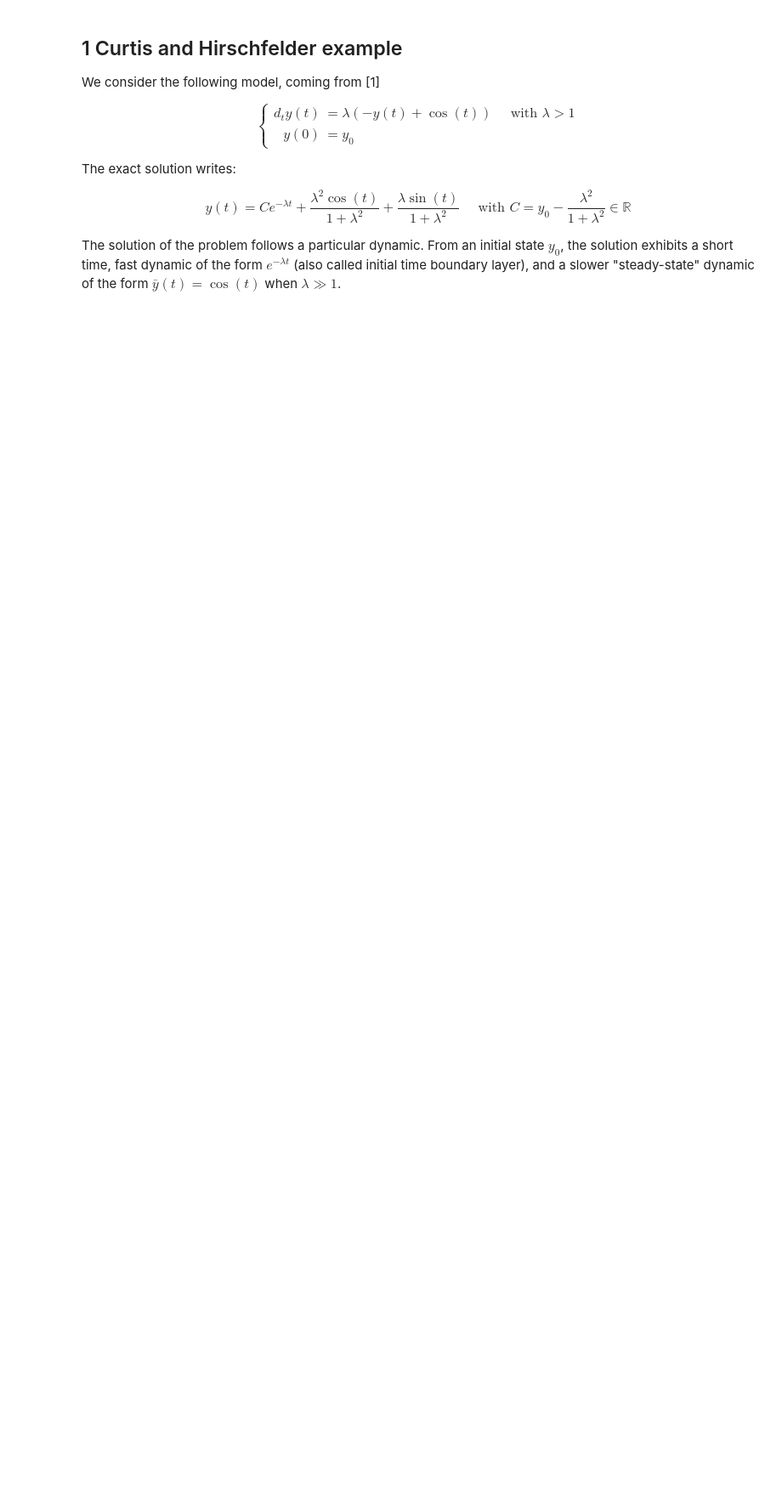
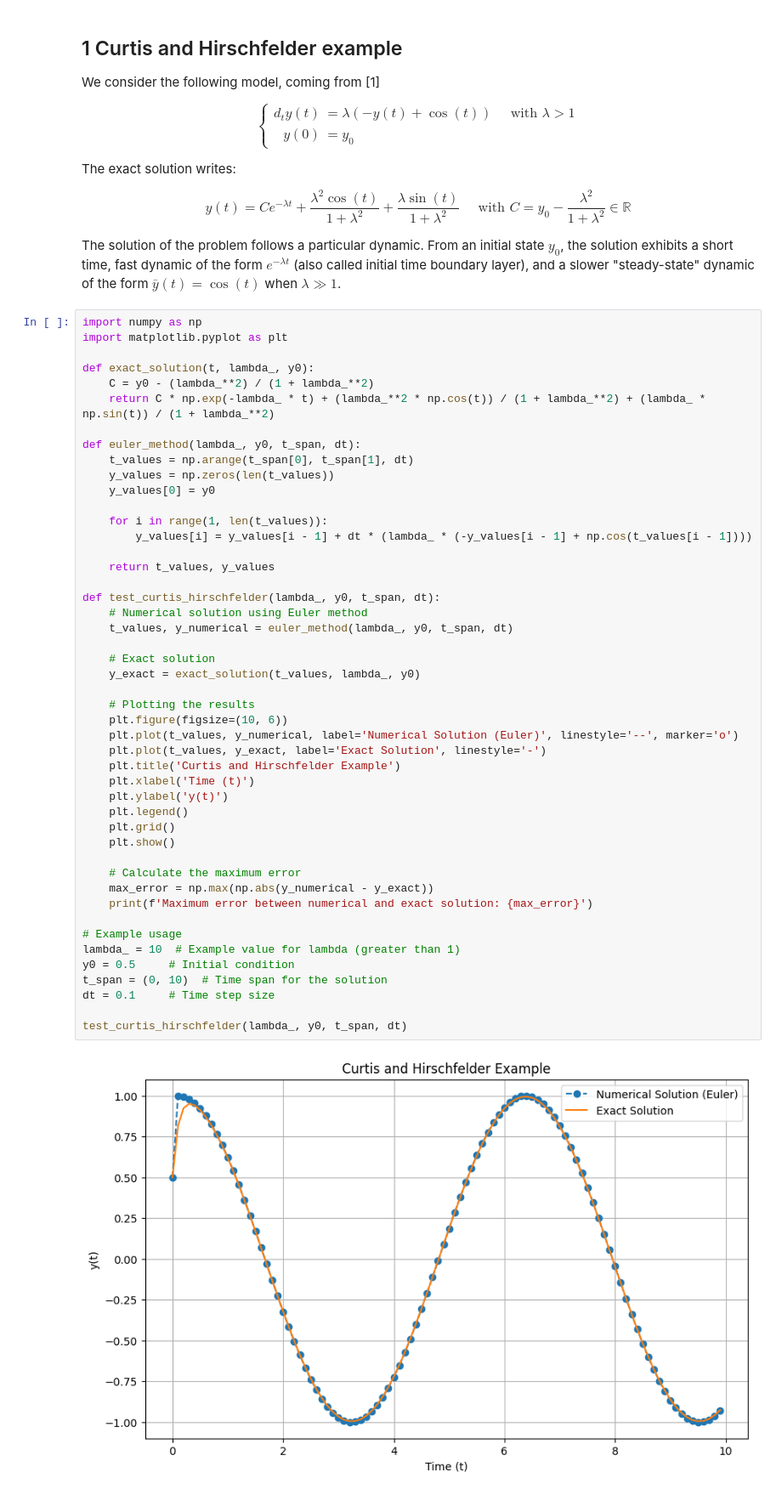
Before and after one commit to 0247332705/Numerical_Analysis_Project, a Jupyter notebook: Project1.ipynb, the cells around one changed output. Shown: that part at 85% size. Cells and saved outputs as stored; diff of their text form; blank space fills up the shorter version.

```diff
--- a/Project1.ipynb
+++ b/Project1.ipynb
@@ -28,3 +28,52 @@ $$
 
 
 The solution of the problem follows a particular dynamic. From an initial state $y_0$, the solution exhibits a short time, fast dynamic of the form $e^{-\lambda t}$ (also called initial time boundary layer), and a slower "steady-state" dynamic of the form $\bar{y}(t)=\cos (t)$ when $\lambda \gg 1$.
+# %%
+import numpy as np
+import matplotlib.pyplot as plt
+
+def exact_solution(t, lambda_, y0):
+    C = y0 - (lambda_**2) / (1 + lambda_**2)
+    return C * np.exp(-lambda_ * t) + (lambda_**2 * np.cos(t)) / (1 + lambda_**2) + (lambda_ * np.sin(t)) / (1 + lambda_**2)
+
+def euler_method(lambda_, y0, t_span, dt):
+    t_values = np.arange(t_span[0], t_span[1], dt)
+    y_values = np.zeros(len(t_values))
+    y_values[0] = y0
+
+    for i in range(1, len(t_values)):
+        y_values[i] = y_values[i - 1] + dt * (lambda_ * (-y_values[i - 1] + np.cos(t_values[i - 1])))
+
+    return t_values, y_values
+
+def test_curtis_hirschfelder(lambda_, y0, t_span, dt):
+    # Numerical solution using Euler method
+    t_values, y_numerical = euler_method(lambda_, y0, t_span, dt)
+
+    # Exact solution
+    y_exact = exact_solution(t_values, lambda_, y0)
+
+    # Plotting the results
+    plt.figure(figsize=(10, 6))
+    plt.plot(t_values, y_numerical, label='Numerical Solution (Euler)', linestyle='--', marker='o')
+    plt.plot(t_values, y_exact, label='Exact Solution', linestyle='-')
+    plt.title('Curtis and Hirschfelder Example')
+    plt.xlabel('Time (t)')
+    plt.ylabel('y(t)')
+    plt.legend()
+    plt.grid()
+    plt.show()
+
+    # Calculate the maximum error
+    max_error = np.max(np.abs(y_numerical - y_exact))
+    print(f'Maximum error between numerical and exact solution: {max_error}')
+
+# Example usage
+lambda_ = 10  # Example value for lambda (greater than 1)
+y0 = 0.5     # Initial condition
+t_span = (0, 10)  # Time span for the solution
+dt = 0.1     # Time step size
+
+test_curtis_hirschfelder(lambda_, y0, t_span, dt)
+# %% [output]
+[figure, added]
```
Also changed, not shown: parts of 6 cells of this notebook.
